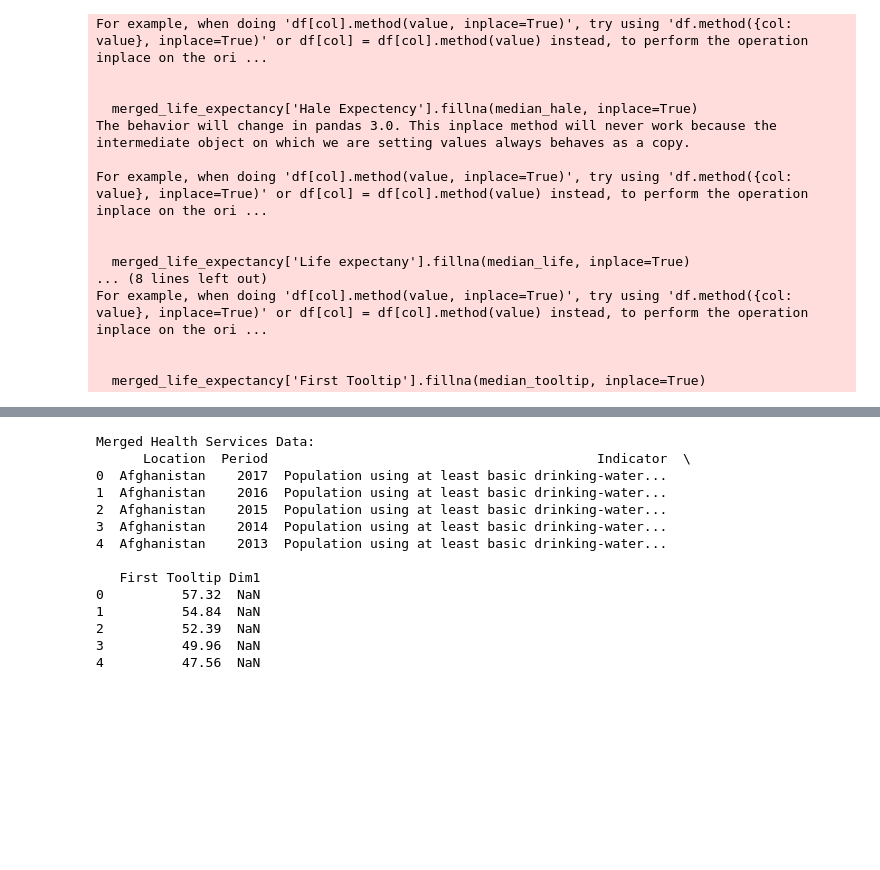
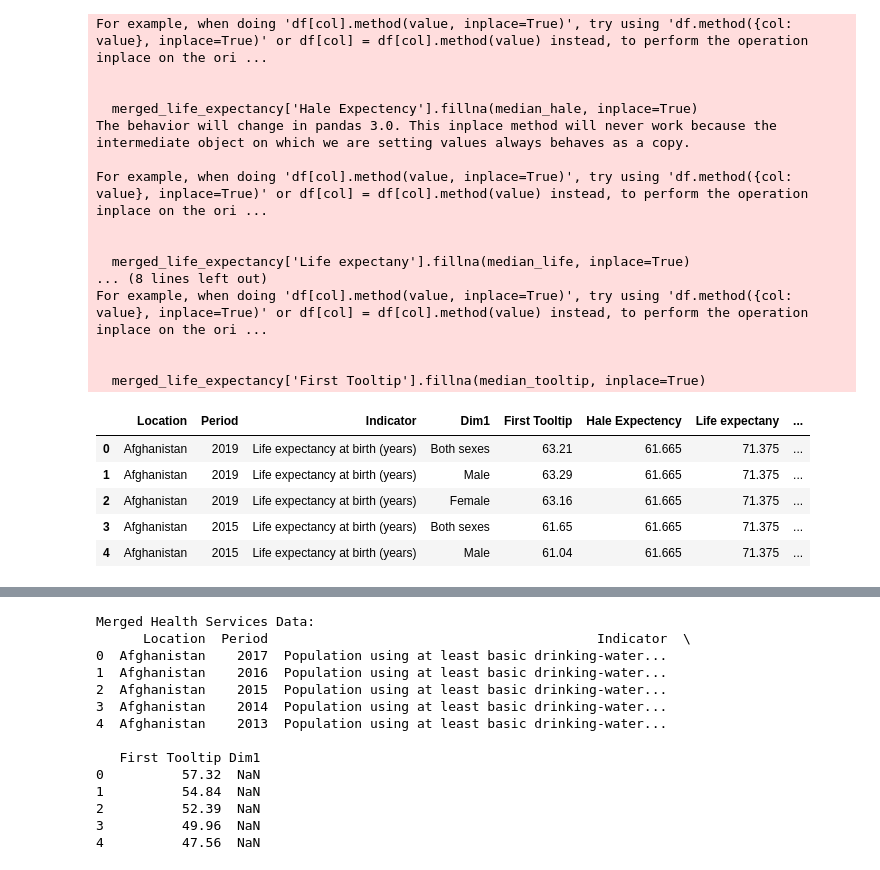
Before and after one commit to BILGI-IE-423/ie423-2024-termproject-the-a-team, a Jupyter notebook: World Health Statistics - Merged.ipynb, the cells around one changed output, grey strips where cells are left out. Cells and saved outputs as stored; diff of their text form; code cells hidden in the pictures; blank space fills up the shorter version.

```diff
--- a/World Health Statistics - Merged.ipynb
+++ b/World Health Statistics - Merged.ipynb
@@ -286,3 +375,12 @@ For example, when doing 'df[col].method(value, inplace=True)', try using 'df.met
 
 
   merged_life_expectancy['First Tooltip'].fillna(median_tooltip, inplace=True)
+# %%
+merged_life_expectancy.head()
+# %% [output]
+|  | Location | Period | Indicator | Dim1 | First Tooltip | Hale Expectency | Life expectany | ... |
+| 0 | Afghanistan | 2019 | Life expectancy at birth (years) | Both sexes | 63.21 | 61.665 | 71.375 | ... |
+| 1 | Afghanistan | 2019 | Life expectancy at birth (years) | Male | 63.29 | 61.665 | 71.375 | ... |
+| 2 | Afghanistan | 2019 | Life expectancy at birth (years) | Female | 63.16 | 61.665 | 71.375 | ... |
+| 3 | Afghanistan | 2015 | Life expectancy at birth (years) | Both sexes | 61.65 | 61.665 | 71.375 | ... |
+| 4 | Afghanistan | 2015 | Life expectancy at birth (years) | Male | 61.04 | 61.665 | 71.375 | ... |
```
Also changed, not shown: parts of 24 cells of this notebook.
